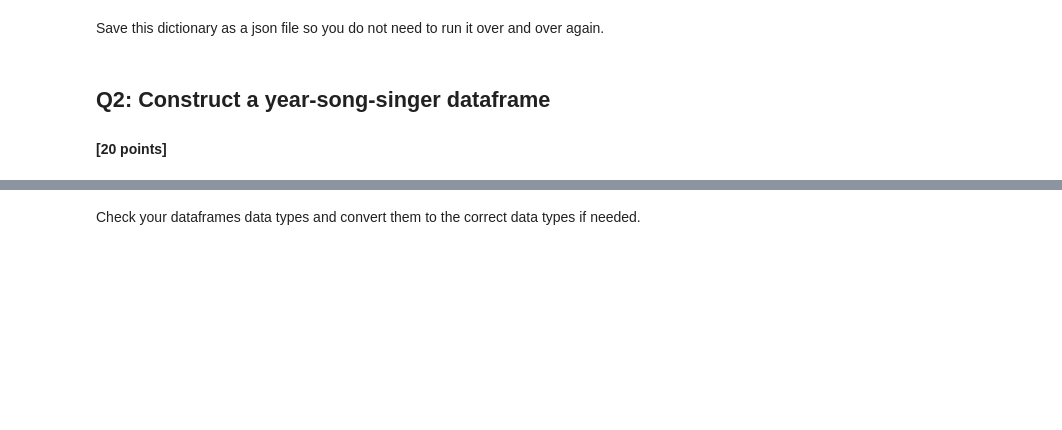
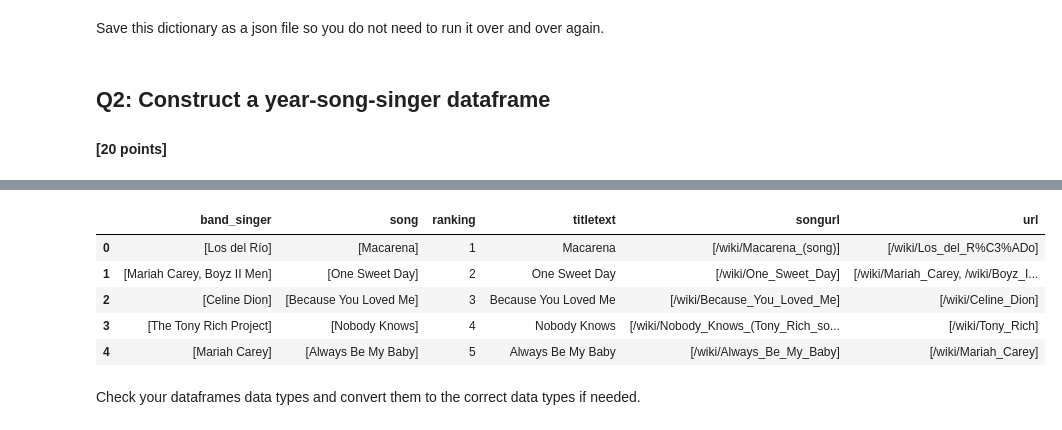
Before and after one commit to pramendra/hemanth_pram_Homework1, a Jupyter notebook: distribute_HW1.ipynb, the cells around one changed output, grey strips where cells are left out. Saved outputs shown, nothing was run; the diff lists cells and outputs as text; code cells hidden in the pictures; blank space fills up the shorter version.

```diff
--- a/distribute_HW1.ipynb
+++ b/distribute_HW1.ipynb
@@ -238,0 +314,11 @@ A dictionary with the following data:
+# %%
+#your code here
+yearinfo = {}
+
+for year in range(2020, 2021):
+  print(year)
+  parse_year(year, yearstext)
+  # yearinfo[year] = parse_year(year, yearstext)
+
+# yearinfo = parse_year(1996, yearstext)
+# print(len(yearinfo), yearinfo)
@@ -246,7 +335,7 @@ fd.close()
 del yearinfo
 # %%
 #Load the dictionary back to the same variable
-with open("/content/gdrive/MyDrive/DS-1 /HW-1/yearinfo.json", "r") as fd:
+with open("yearinfo.json", "r") as fd:
     yearinfo = json.load(fd)
 # %% [markdown]
 ## Q2: Construct a year-song-singer dataframe
@@ -263,6 +352,15 @@ Your final dataframe `flatframe` should look something like this:
 ![flatframexample](https://drive.google.com/uc?export=view&id=12hlpB-zRGJh6JYCTcMoTzumKSyXgfoiY)
 # %%
 #your code here
+flatframe = pd.DataFrame.from_records(yearinfo)
+flatframe.head()
+# %% [output]
+|  | band_singer | song | ranking | titletext | songurl | url |
+| 0 | [Los del Río] | [Macarena] | 1 | Macarena | [/wiki/Macarena_(song)] | [/wiki/Los_del_R%C3%ADo] |
+| 1 | [Mariah Carey, Boyz II Men] | [One Sweet Day] | 2 | One Sweet Day | [/wiki/One_Sweet_Day] | [/wiki/Mariah_Carey, /wiki/Boyz_I... |
+| 2 | [Celine Dion] | [Because You Loved Me] | 3 | Because You Loved Me | [/wiki/Because_You_Loved_Me] | [/wiki/Celine_Dion] |
+| 3 | [The Tony Rich Project] | [Nobody Knows] | 4 | Nobody Knows | [/wiki/Nobody_Knows_(Tony_Rich_so... | [/wiki/Tony_Rich] |
+| 4 | [Mariah Carey] | [Always Be My Baby] | 5 | Always Be My Baby | [/wiki/Always_Be_My_Baby] | [/wiki/Mariah_Carey] |
 # %% [markdown]
 Check your dataframes data types and convert them to the correct data types if needed.
 # %%
```
Also changed, not shown: parts of 10 cells of this notebook.
